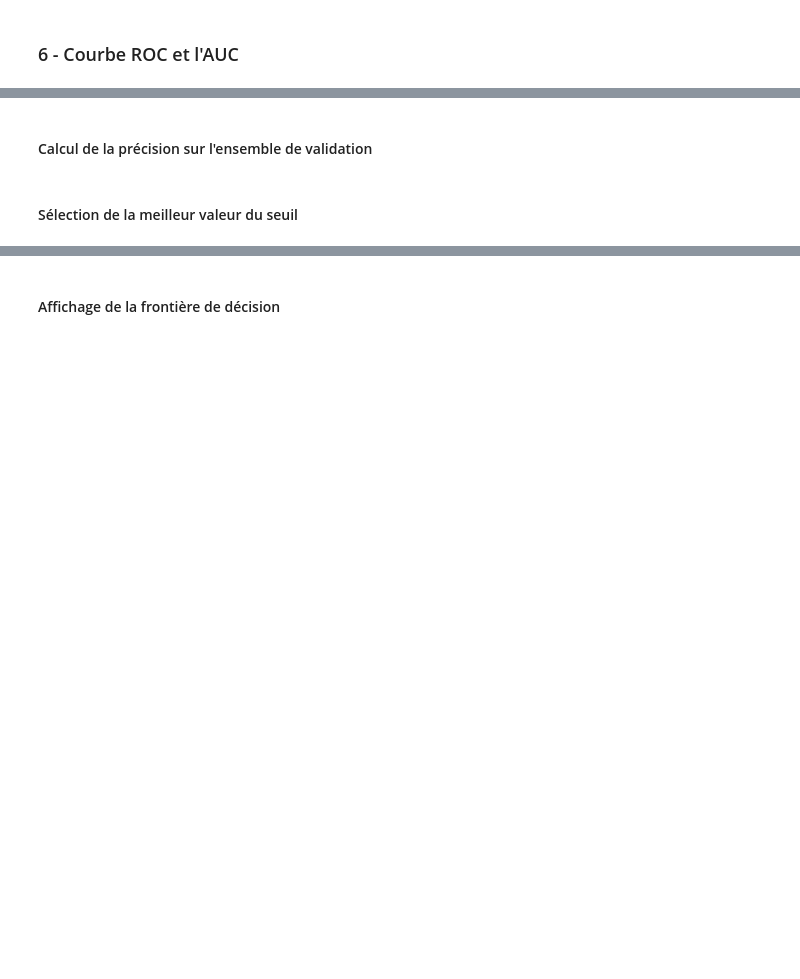
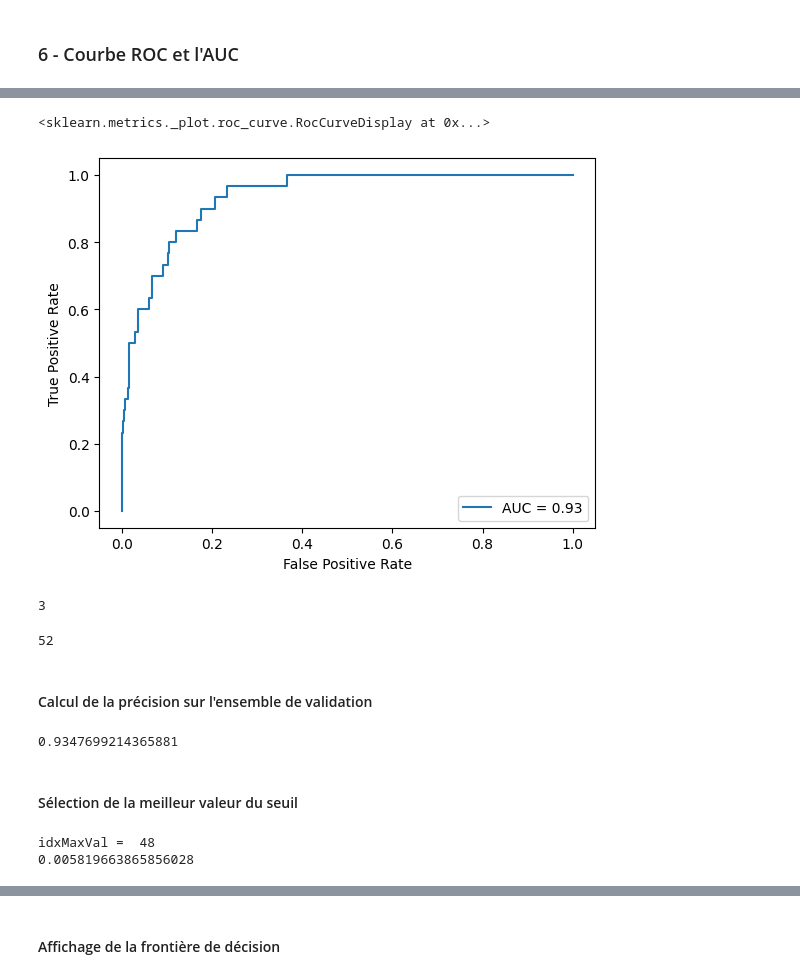
Before and after one commit to rennyatwork/CegepSteFoy_IA, a Jupyter notebook: 05_MachineLearning/2022_12_06/420-A52-SF-gr-10084-main/nbs/13-evaluation-models-classification/13-A1-metriques-classification.ipynb, the cells around one changed output, grey strips where cells are left out. Drawn from its saved outputs; the diff is of its cells as text; code cells hidden in the pictures; blank space fills up the shorter version.

```diff
--- a/05_MachineLearning/2022_12_06/420-A52-SF-gr-10084-main/nbs/13-evaluation-models-classification/13-A1-metriques-classification.ipynb
+++ b/05_MachineLearning/2022_12_06/420-A52-SF-gr-10084-main/nbs/13-evaluation-models-classification/13-A1-metriques-classification.ipynb
@@ -208,4 +303,40 @@ weighted avg       0.99      0.99      0.99      3000
+# %%
+from sklearn import metrics
+roc_auc = metrics.auc(fpr, tpr)
+roc_display = metrics.RocCurveDisplay(fpr=fpr, tpr=tpr,roc_auc=roc_auc,)
+roc_display.plot()
+# %% [output]
+<sklearn.metrics._plot.roc_curve.RocCurveDisplay at 0x...>
+[figure, added]
+# %%
+#print("[fpr]: ", fpr)
+#print("[tpr]: ", tpr)
+len(fpr)
+# %% [output]
+3
+# %%
+len(thresholds)
+# %% [output]
+52
 # %% [markdown]
 #### Calcul de la précision sur l'ensemble de validation
+# %%
+print (roc_auc_score(y_val, y_val_pred_proba))
+# %% [output]
+0.9347699214365881
 # %% [markdown]
 #### Sélection de la meilleur valeur du seuil
+# %%
+## gabarito
+## argmax = index of max val
+idxMaxVal = np.argmax(tpr - fpr)
+
+print("idxMaxVal = ", idxMaxVal)
+
+print(thresholds[np.argmax(tpr - fpr)])
+
+## valor do melhor threshold
+selected_threshold=thresholds[idxMaxVal]
+# %% [output]
+idxMaxVal =  48
+0.005819663865856028
```
Also changed, not shown: parts of 27 cells of this notebook.
